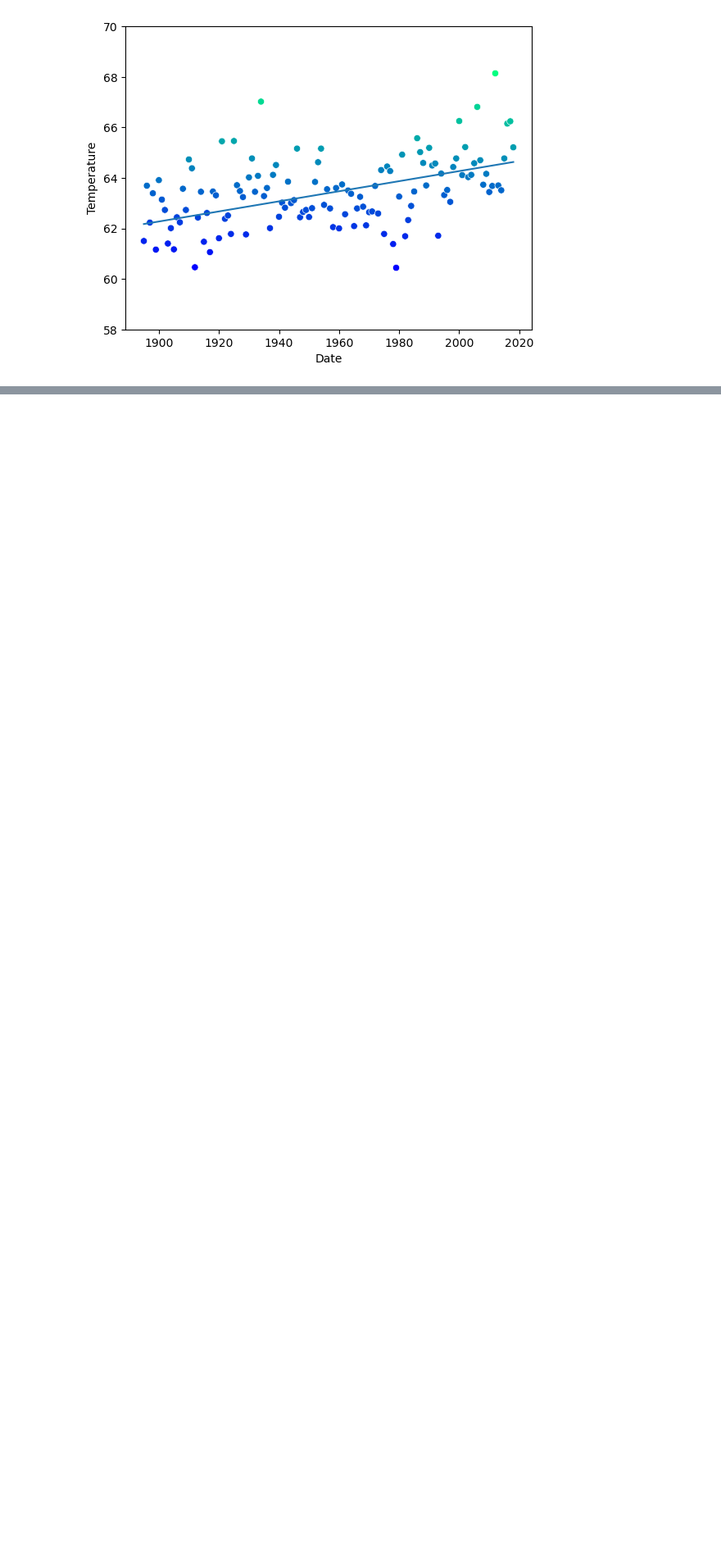
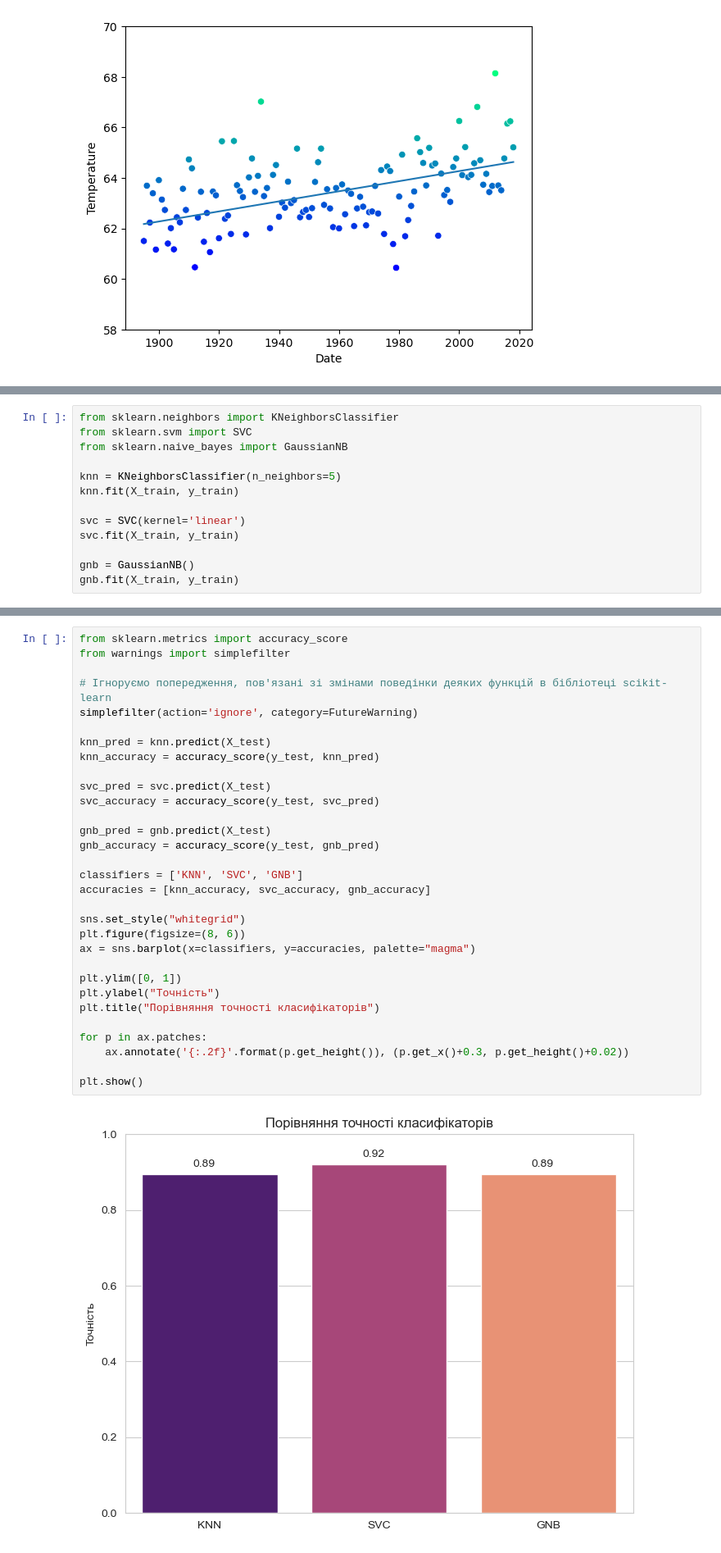
Before and after one commit to RRedBaron/ML-labs, a Jupyter notebook: Лаб3/lab3.ipynb, the cells around one changed output, grey strips where cells are left out. Shown at 82% size. Cells and saved outputs as stored; diff of their text form; blank space fills up the shorter version.

```diff
--- a/Лаб3/lab3.ipynb
+++ b/Лаб3/lab3.ipynb
@@ -77,0 +144,13 @@ plt.show()
+# %%
+from sklearn.neighbors import KNeighborsClassifier
+from sklearn.svm import SVC
+from sklearn.naive_bayes import GaussianNB
+
+knn = KNeighborsClassifier(n_neighbors=5)
+knn.fit(X_train, y_train)
+
+svc = SVC(kernel='linear')
+svc.fit(X_train, y_train)
+
+gnb = GaussianNB()
+gnb.fit(X_train, y_train)
@@ -77,0 +159,33 @@ plt.show()
+# %%
+from sklearn.metrics import accuracy_score
+from warnings import simplefilter
+
+# Ігноруємо попередження, пов'язані зі змінами поведінки деяких функцій в бібліотеці scikit-learn
+simplefilter(action='ignore', category=FutureWarning)
+
+knn_pred = knn.predict(X_test)
+knn_accuracy = accuracy_score(y_test, knn_pred)
+
+svc_pred = svc.predict(X_test)
+svc_accuracy = accuracy_score(y_test, svc_pred)
+
+gnb_pred = gnb.predict(X_test)
+gnb_accuracy = accuracy_score(y_test, gnb_pred)
+
+classifiers = ['KNN', 'SVC', 'GNB']
+accuracies = [knn_accuracy, svc_accuracy, gnb_accuracy]
+
+sns.set_style("whitegrid")
+plt.figure(figsize=(8, 6))
+ax = sns.barplot(x=classifiers, y=accuracies, palette="magma")
+
+plt.ylim([0, 1])
+plt.ylabel("Точність")
+plt.title("Порівняння точності класифікаторів")
+
+for p in ax.patches:
+    ax.annotate('{:.2f}'.format(p.get_height()), (p.get_x()+0.3, p.get_height()+0.02))
+
+plt.show()
+# %% [output]
+[figure, added]
```
Also changed, not shown: parts of 10 cells of this notebook, 4 other files.
